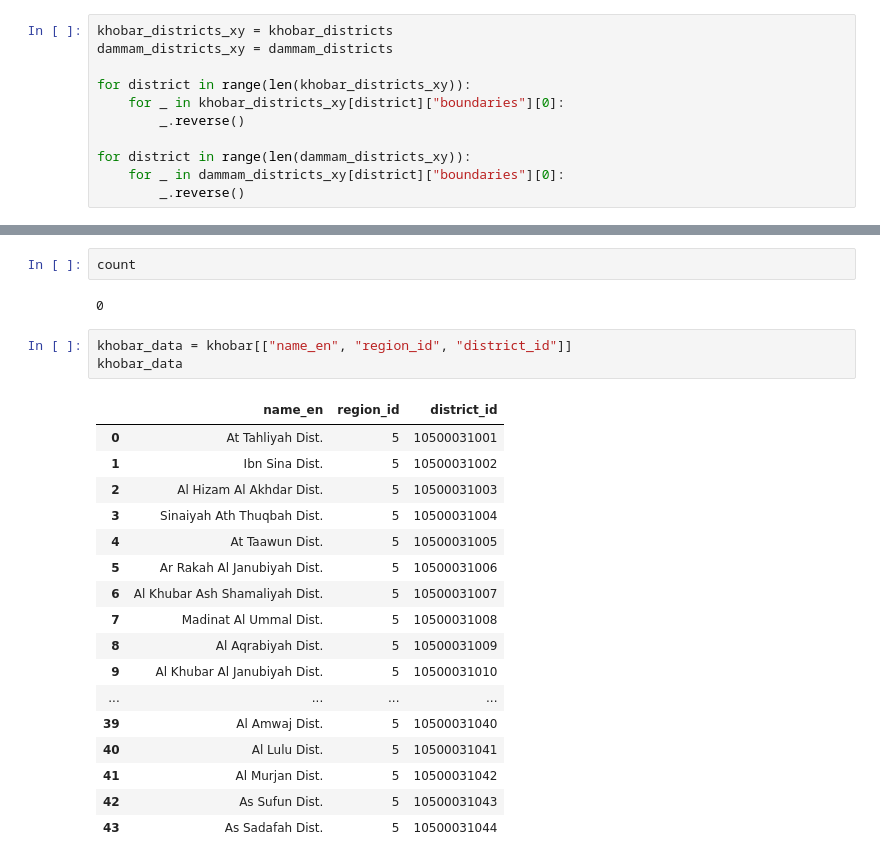
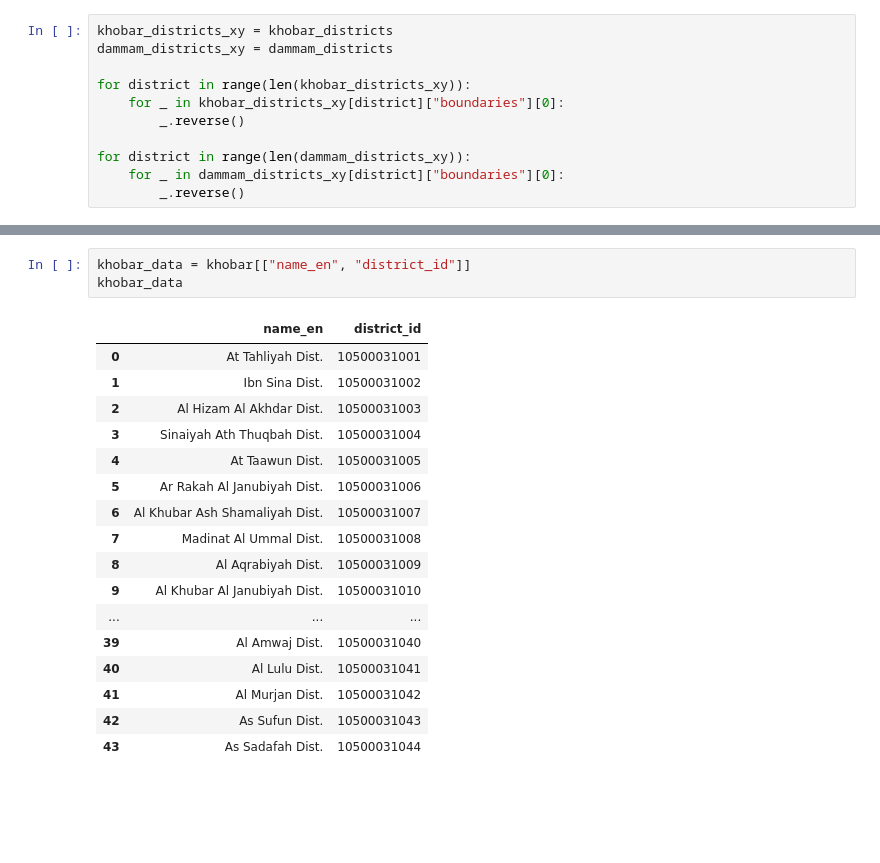
Before and after one commit to musaddiqsajjad/Coursera_Capstone, a Jupyter notebook: The Battle of Neighborhoods - Coursera Capstone Project.ipynb, the cells around one changed output, grey strips where cells are left out. Saved outputs shown, nothing was run; the diff lists cells and outputs as text; blank space fills up the shorter version.

```diff
--- a/The Battle of Neighborhoods - Coursera Capstone Project.ipynb
+++ b/The Battle of Neighborhoods - Coursera Capstone Project.ipynb
@@ -112,27 +107,23 @@ JSONDecodeError: Extra data: line 1 column 6352 (char 6351)
-# %%
-count
-# %% [output]
-0
 # %%
-khobar_data = khobar[["name_en", "region_id", "district_id"]]
+khobar_data = khobar[["name_en", "district_id"]]
 khobar_data
 # %% [output]
-|  | name_en | region_id | district_id |
-| 0 | At Tahliyah Dist. | 5 | 10500031001 |
-| 1 | Ibn Sina Dist. | 5 | 10500031002 |
-| 2 | Al Hizam Al Akhdar Dist. | 5 | 10500031003 |
-| 3 | Sinaiyah Ath Thuqbah Dist. | 5 | 10500031004 |
-| 4 | At Taawun Dist. | 5 | 10500031005 |
-| 5 | Ar Rakah Al Janubiyah Dist. | 5 | 10500031006 |
-| 6 | Al Khubar Ash Shamaliyah Dist. | 5 | 10500031007 |
-| 7 | Madinat Al Ummal Dist. | 5 | 10500031008 |
-| 8 | Al Aqrabiyah Dist. | 5 | 10500031009 |
-| 9 | Al Khubar Al Janubiyah Dist. | 5 | 10500031010 |
-| ... | ... | ... | ... |
-| 39 | Al Amwaj Dist. | 5 | 10500031040 |
-| 40 | Al Lulu Dist. | 5 | 10500031041 |
-| 41 | Al Murjan Dist. | 5 | 10500031042 |
-| 42 | As Sufun Dist. | 5 | 10500031043 |
-| 43 | As Sadafah Dist. | 5 | 10500031044 |
+|  | name_en | district_id |
+| 0 | At Tahliyah Dist. | 10500031001 |
+| 1 | Ibn Sina Dist. | 10500031002 |
+| 2 | Al Hizam Al Akhdar Dist. | 10500031003 |
+| 3 | Sinaiyah Ath Thuqbah Dist. | 10500031004 |
+| 4 | At Taawun Dist. | 10500031005 |
+| 5 | Ar Rakah Al Janubiyah Dist. | 10500031006 |
+| 6 | Al Khubar Ash Shamaliyah Dist. | 10500031007 |
+| 7 | Madinat Al Ummal Dist. | 10500031008 |
+| 8 | Al Aqrabiyah Dist. | 10500031009 |
+| 9 | Al Khubar Al Janubiyah Dist. | 10500031010 |
+| ... | ... | ... |
+| 39 | Al Amwaj Dist. | 10500031040 |
+| 40 | Al Lulu Dist. | 10500031041 |
+| 41 | Al Murjan Dist. | 10500031042 |
+| 42 | As Sufun Dist. | 10500031043 |
+| 43 | As Sadafah Dist. | 10500031044 |
 # %%
 # create a plain map
```
Also changed, not shown: parts of 4 cells of this notebook, 1 other file.
